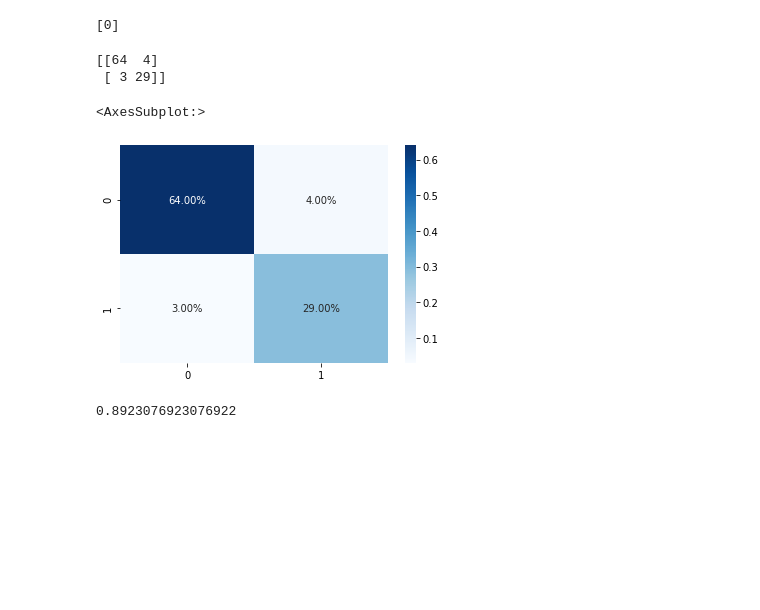
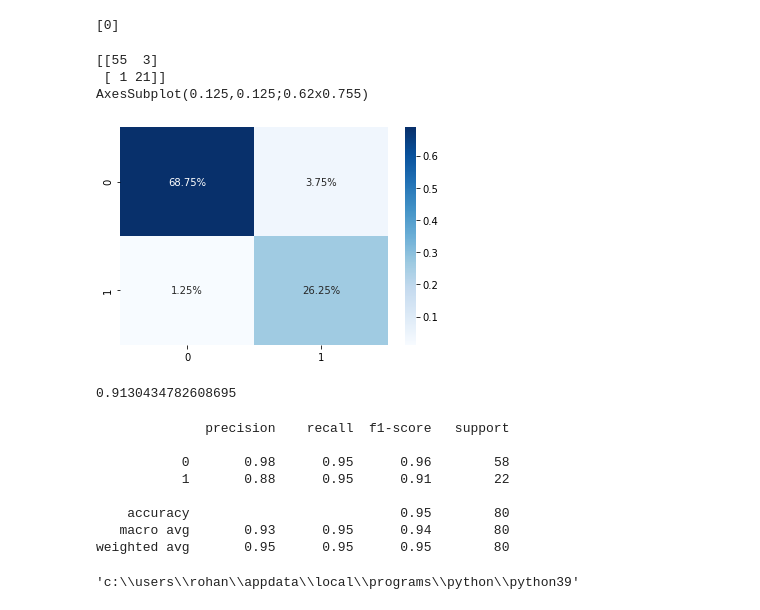
Before and after one commit to imrk97/MLTutorial, a Jupyter notebook: tcsml/Kernel_svm.ipynb, the cells around one changed output. Cells and saved outputs as stored; diff of their text form; code cells hidden in the pictures; blank space fills up the shorter version.

Commit message:
Signed-off-by: Rohan Karmakar <rohankarmakar97@gmail.com>

```diff
--- a/tcsml/Kernel_svm.ipynb
+++ b/tcsml/Kernel_svm.ipynb
@@ -51,6 +54,6 @@ X = dataset.iloc[:, :-1].values
 y = dataset.iloc[:, -1].values
 # %%
 #train and test set split
-X_train, X_test, y_train, y_test = train_test_split(X, y, test_size = 0.25, random_state = 0)
-print(X_train[:5],'\n\n', y_test[:5])
+X_train, X_test, y_train, y_test = train_test_split(X, y, test_size = 0.2, random_state = 0)
+print(X_train[:5],'\n\n', y_test[-5:])
 # %% [output]
@@ -94,16 +97,33 @@ print(classifier.predict(sc.transform([[25, 77000]])))
 # %%
 #visualising the confusion matrix
 y_hat = classifier.predict(X_test)
 cm = confusion_matrix(y_test, y_hat)
 print(cm)
-sns.heatmap((cm/np.sum(cm)), fmt='.2%', annot=True, cmap='Blues')
+print(sns.heatmap((cm/np.sum(cm)), fmt='.2%', annot=True, cmap='Blues'))
 # %% [output]
-[[64  4]
- [ 3 29]]
+[[55  3]
+ [ 1 21]]
+AxesSubplot(0.125,0.125;0.62x0.755)
-<AxesSubplot:>
-[figure, old version]
+[figure, new version]
 # %%
 #f1 score of the model
 f1_score(y_test,y_hat)
 # %% [output]
-0.8923076923076922
+0.9130434782608695
+# %%
+print(classification_report(y_test, y_hat))
+# %% [output]
+              precision    recall  f1-score   support
+
+           0       0.98      0.95      0.96        58
+           1       0.88      0.95      0.91        22
+
+    accuracy                           0.95        80
+   macro avg       0.93      0.95      0.94        80
+weighted avg       0.95      0.95      0.95        80
+# %%
+import os
+import sys
+os.path.dirname(sys.executable)
+# %% [output]
+'c:\\users\\rohan\\appdata\\local\\programs\\python\\python39'
```
Also changed, not shown: parts of 4 cells of this notebook, 6 other files.
